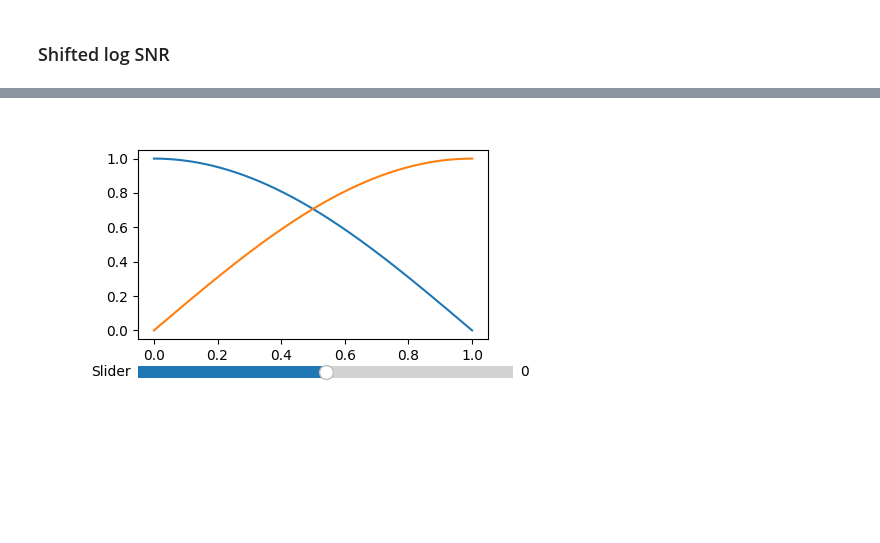
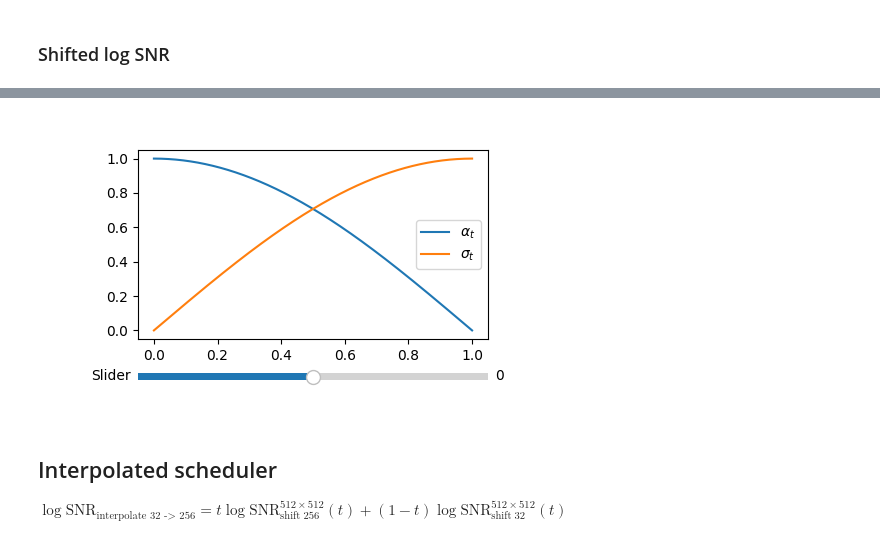
Before and after one commit to ssslakter/py-playground, a Jupyter notebook: matplotlib/1_shifted_schedule.ipynb, the cells around one changed output, grey strips where cells are left out. Drawn from its saved outputs; the diff is of its cells as text; code cells hidden in the pictures; blank space fills up the shorter version.

```diff
--- a/matplotlib/1_shifted_schedule.ipynb
+++ b/matplotlib/1_shifted_schedule.ipynb
@@ -49,9 +45,9 @@ $\displaystyle \text{SNR}^{d/s\times d/s}(t)=\text{SNR}^{d\times d}(t)\cdot s^2$
 # for example we define default SNR for 64x64 images, then for 512x512 s = 1/8
 s = 1/8
 log_snr = - 2*np.log(np.tan(t*np.pi/2))
-shifted_log_snr = log_snr + 2*np.log(s)
+shifted_logsnr = log_snr + 2*np.log(s)
 plt.plot(t,log_snr, linestyle='--',  label="log SNR original (512)")
-plt.plot(t,shifted_log_snr,label="log SNR shifted (512 to 64)")
+plt.plot(t,shifted_logsnr,label="log SNR shifted (512 to 64)")
 plt.legend()
 plt.xlabel(r'$t$')
 plt.ylabel(r'$\log \text{SNR}(t)$');
@@ -73,3 +65,6 @@ plt.legend();
+# %%
+def sheduler(log_snr):
+    return np.sqrt(sigmoid(log_snr)), np.sqrt(1-sigmoid(log_snr))
 # %% [markdown]
 ### Shifted log SNR
 # %%
@@ -83,25 +75,30 @@ plt.legend();
+# %%
+def shifted_logsnr(t, s):
+    return - 2*np.log(np.tan(t*np.pi/2)) + 2*np.log(s)
 # %%
 %matplotlib widget
 fig, ax = plt.subplots(label='SNR')
 fig.subplots_adjust(bottom=0.25,left=0.2)
 ax: plt.Axes
-alpha = np.sqrt(sigmoid(log_snr))
-sigma = np.sqrt(1-sigmoid(log_snr))
+alpha, sigma = sheduler(shifted_logsnr(t,1))
 l1, = ax.plot(t,alpha, label=r'$\alpha_t$')
 l2, = ax.plot(t,sigma, label=r'$\sigma_t$')
 
-slider_ax = fig.add_axes([0.2, 0.1, 0.75, 0.08])
+slider_ax = fig.add_axes([0.2, 0.1, 0.7, 0.05])
 slider = Slider(slider_ax, 'Slider', -10, 10, valinit=0)
 
 def update(val):
-    s = 2**(slider.val)
-    shifted_log_snr = log_snr + 2*np.log(s)
-    l1.set_ydata(np.sqrt(sigmoid(shifted_log_snr)))
-    l2.set_ydata(np.sqrt(1-sigmoid(shifted_log_snr)))
+    s = 2**(val)
+    alpha, sigma = sheduler(shifted_logsnr(t,s))
+    l1.set_ydata(alpha);l2.set_ydata(sigma)
     fig.canvas.draw_idle()
 
 slider.on_changed(update)
 
-plt.show()
+ax.legend()
+plt.show();
 # %% [output]
-[figure, old version]
+[figure, new version]
+# %% [markdown]
+## Interpolated scheduler
+$\displaystyle \log \text{SNR}_\text{interpolate 32 -> 256} =t \log \text{SNR}^{512×512}_{\text{shift}\;256}(t) + (1 − t) \log \text{SNR}^{512×512}_{\text{shift}\; 32} (t)$
```
Also changed, not shown: parts of 7 cells of this notebook.
